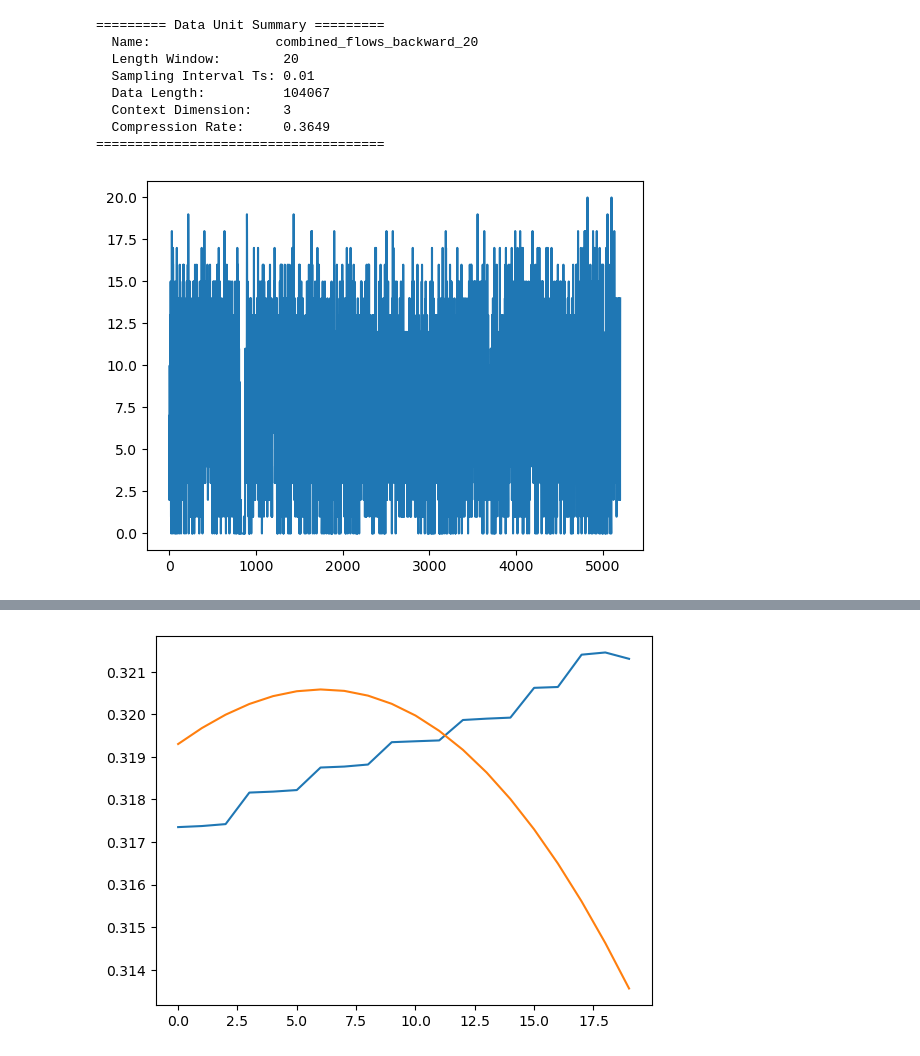
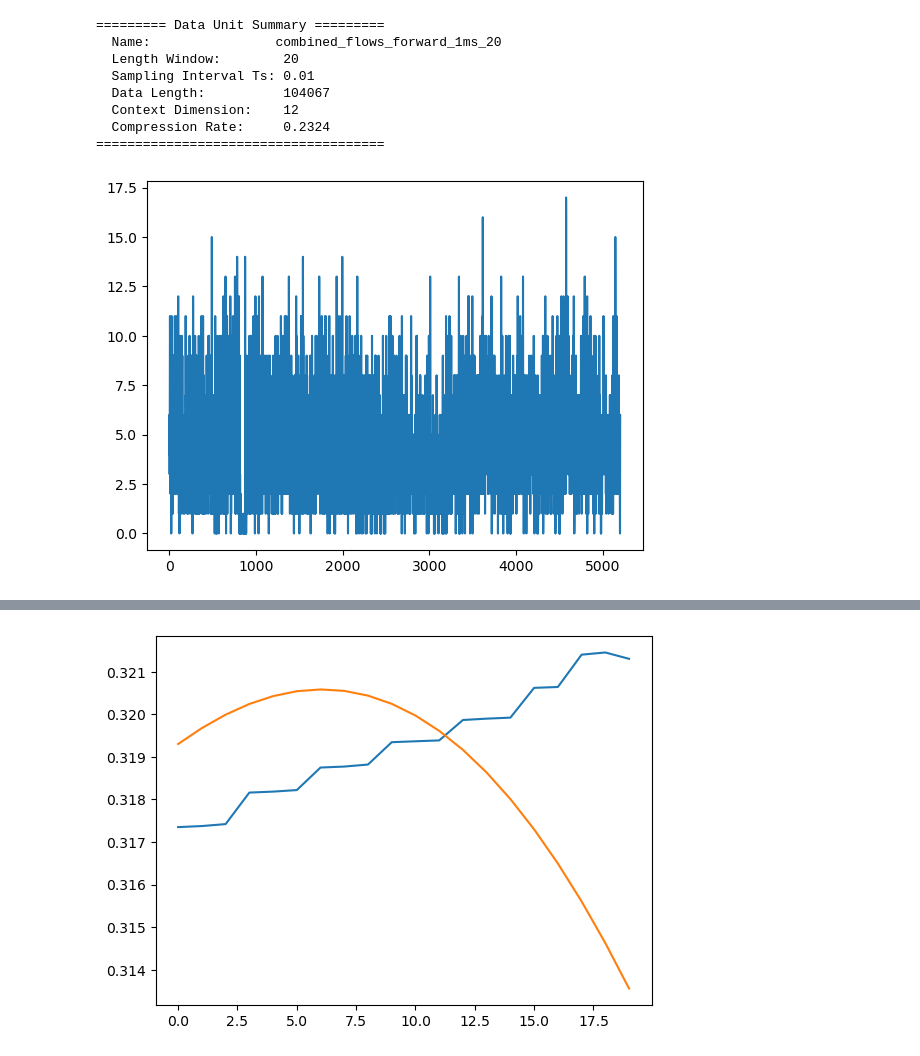
Before and after one commit to evanyeh5118/context_aware_traffic_predictor, a Jupyter notebook: experiments/notebooks/training/verify_tarffic_pattern.ipynb, the cells around one changed output, grey strips where cells are left out. Saved outputs shown, nothing was run; the diff lists cells and outputs as text; code cells hidden in the pictures.

```diff
--- a/experiments/notebooks/training/verify_tarffic_pattern.ipynb
+++ b/experiments/notebooks/training/verify_tarffic_pattern.ipynb
@@ -15,8 +15,8 @@ from src.dataset_manager import DatasetConvertor
 rawDatasetFolder = "../../../data/raw"
 dpdrDatasetFolder = "../../../data/processed/dpdr"
 configPaths = [
-    "../../config/combined_flows_forward_20.json",
-    "../../config/combined_flows_backward_20.json"
+    "../../config/combined_flows_forward_1ms_20.json",
+    #"../../config/combined_flows_backward_20.json"
 ]
 
 datasetConverter = DatasetConvertor(rawDatasetFolder)
@@ -28,21 +28,21 @@ for configPath in configPaths:
     dataUnit = datasetConverter.getDataUnit(name)
     dataUnit.saveDataUnit(f"{dpdrDatasetFolder}/{name}.csv")
 # %%
-dataUnit = datasetConverter.getDataUnit("combined_flows_backward_20")
+dataUnit = datasetConverter.getDataUnit("combined_flows_forward_1ms_20")
 dataUnit.display()
 trffic = dataUnit.generateTrafficPattern()
 plt.plot(trffic.flatten())
 plt.show()
 # %% [output]
 ========= Data Unit Summary =========
-  Name:                combined_flows_backward_20
+  Name:                combined_flows_forward_1ms_20
   Length Window:        20
   Sampling Interval Ts: 0.01
   Data Length:          104067
-  Context Dimension:    3
-  Compression Rate:     0.3649
+  Context Dimension:    12
+  Compression Rate:     0.2324
 =====================================
-[figure, old version]
+[figure, new version]
 # %%
 from src.context_aware.preprocessing import PreprocessingDataset
 from src.context_aware.config.configs import MetaConfig, ModelConfig
```
Also changed, not shown: parts of 1 cell of this notebook, 5 other files.
